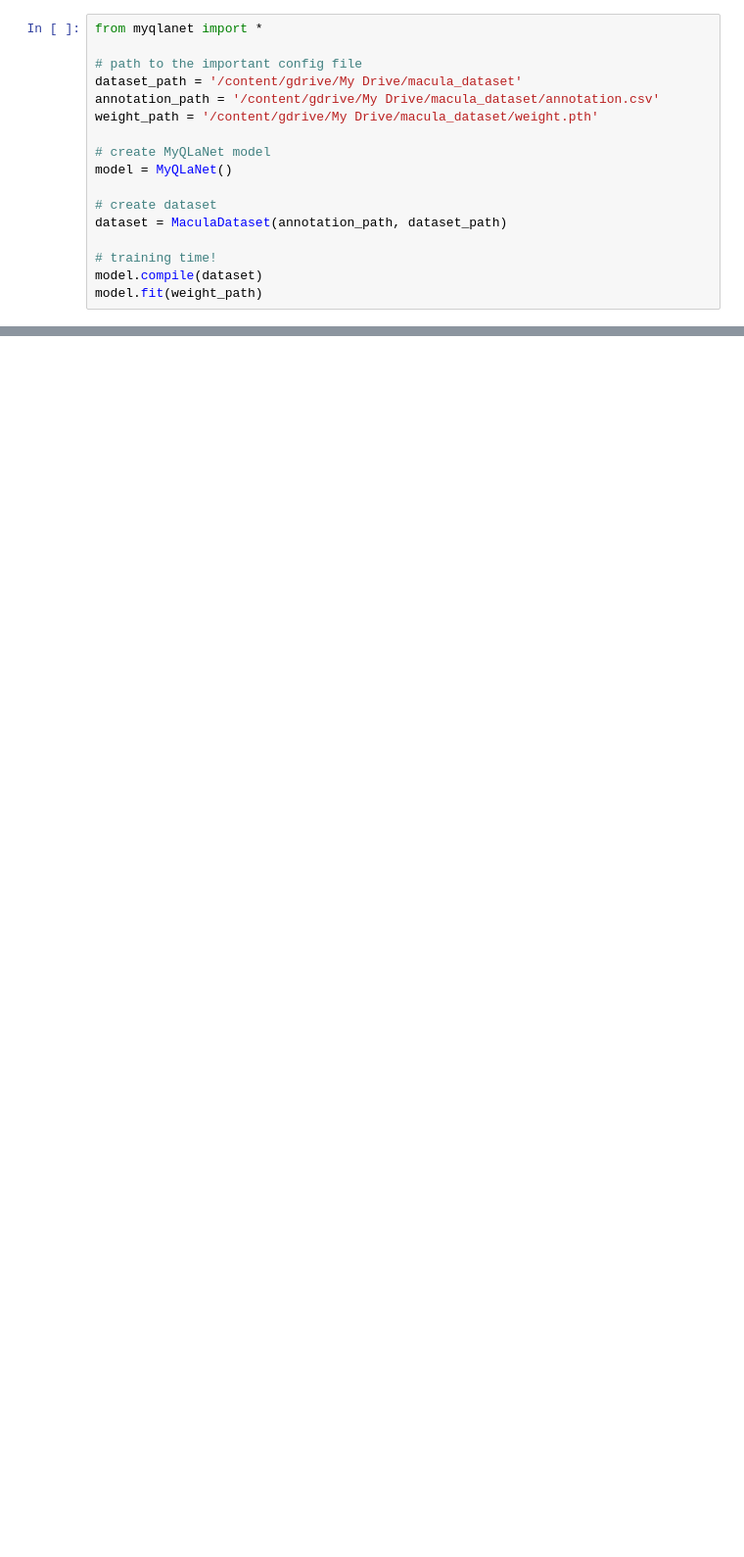
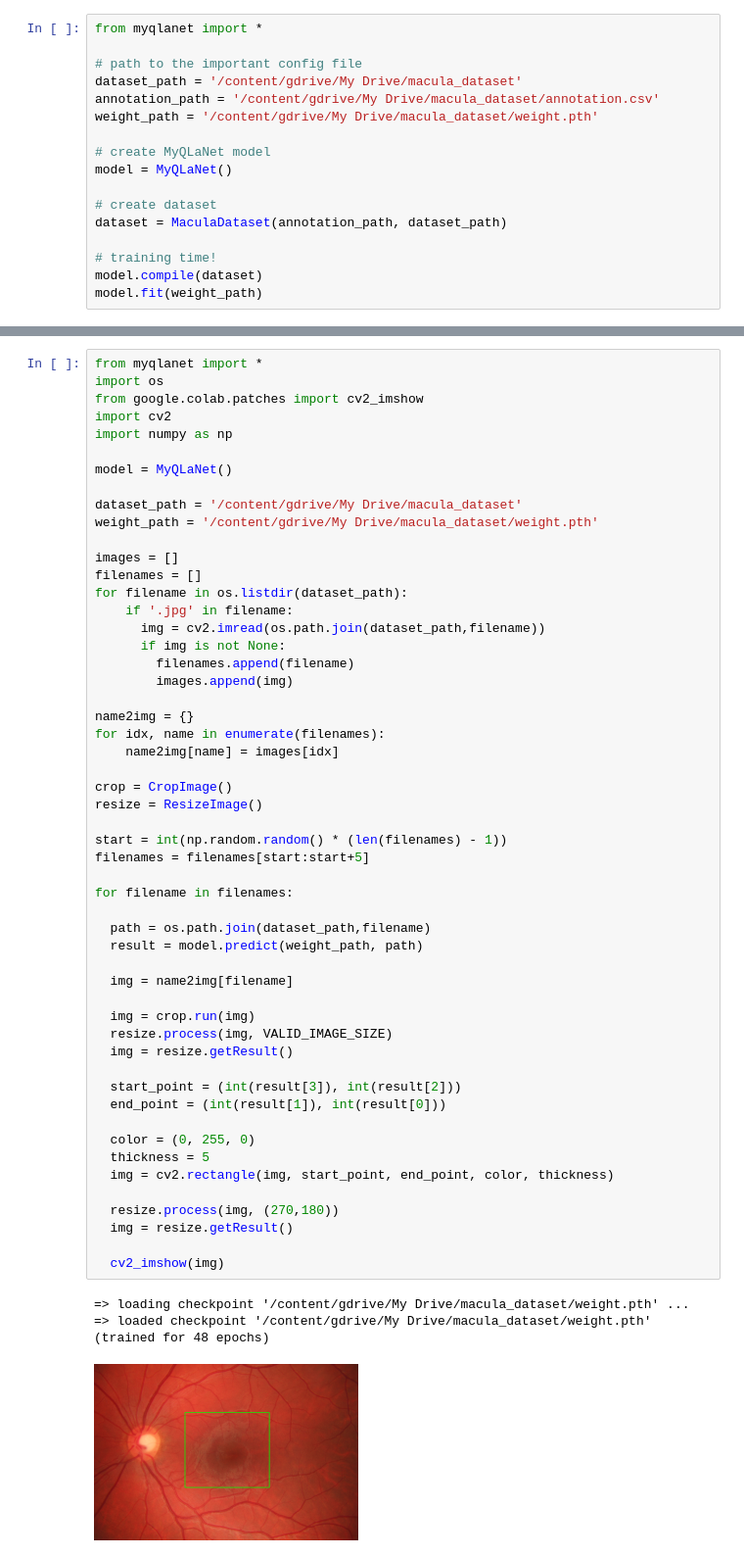
Before and after one commit to reshalfahsi/myqlanet, a Jupyter notebook: myqlanet_demo.ipynb, the cells around one changed output, grey strips where cells are left out. Shown at 98% size. Drawn from its saved outputs; the diff is of its cells as text; blank space fills up the shorter version.

```diff
--- a/myqlanet_demo.ipynb
+++ b/myqlanet_demo.ipynb
@@ -46,0 +49,57 @@ model.fit(weight_path)
+# %%
+from myqlanet import *
+import os
+from google.colab.patches import cv2_imshow
+import cv2
+import numpy as np
+
+model = MyQLaNet()
+
+dataset_path = '/content/gdrive/My Drive/macula_dataset'
+weight_path = '/content/gdrive/My Drive/macula_dataset/weight.pth'
+
+images = []
+filenames = []
+for filename in os.listdir(dataset_path):
+    if '.jpg' in filename:
+      img = cv2.imread(os.path.join(dataset_path,filename))
+      if img is not None:
+        filenames.append(filename)
+        images.append(img)
+
+name2img = {}
+for idx, name in enumerate(filenames):
+    name2img[name] = images[idx]
+
+crop = CropImage()
+resize = ResizeImage()
+
+start = int(np.random.random() * (len(filenames) - 1))
+filenames = filenames[start:start+5]
+
+for filename in filenames:
+
+  path = os.path.join(dataset_path,filename)
+  result = model.predict(weight_path, path)
+
+  img = name2img[filename]
+
+  img = crop.run(img)
+  resize.process(img, VALID_IMAGE_SIZE)
+  img = resize.getResult()
+
+  start_point = (int(result[3]), int(result[2]))
+  end_point = (int(result[1]), int(result[0]))
+
+  color = (0, 255, 0)
+  thickness = 5
+  img = cv2.rectangle(img, start_point, end_point, color, thickness)
+
+  resize.process(img, (270,180))
+  img = resize.getResult()
+
+  cv2_imshow(img)
+# %% [output]
+=> loading checkpoint '/content/gdrive/My Drive/macula_dataset/weight.pth' ...
+=> loaded checkpoint '/content/gdrive/My Drive/macula_dataset/weight.pth' (trained for 48 epochs)
+[figure, added]
```
Also changed, not shown: parts of 7 cells of this notebook.
